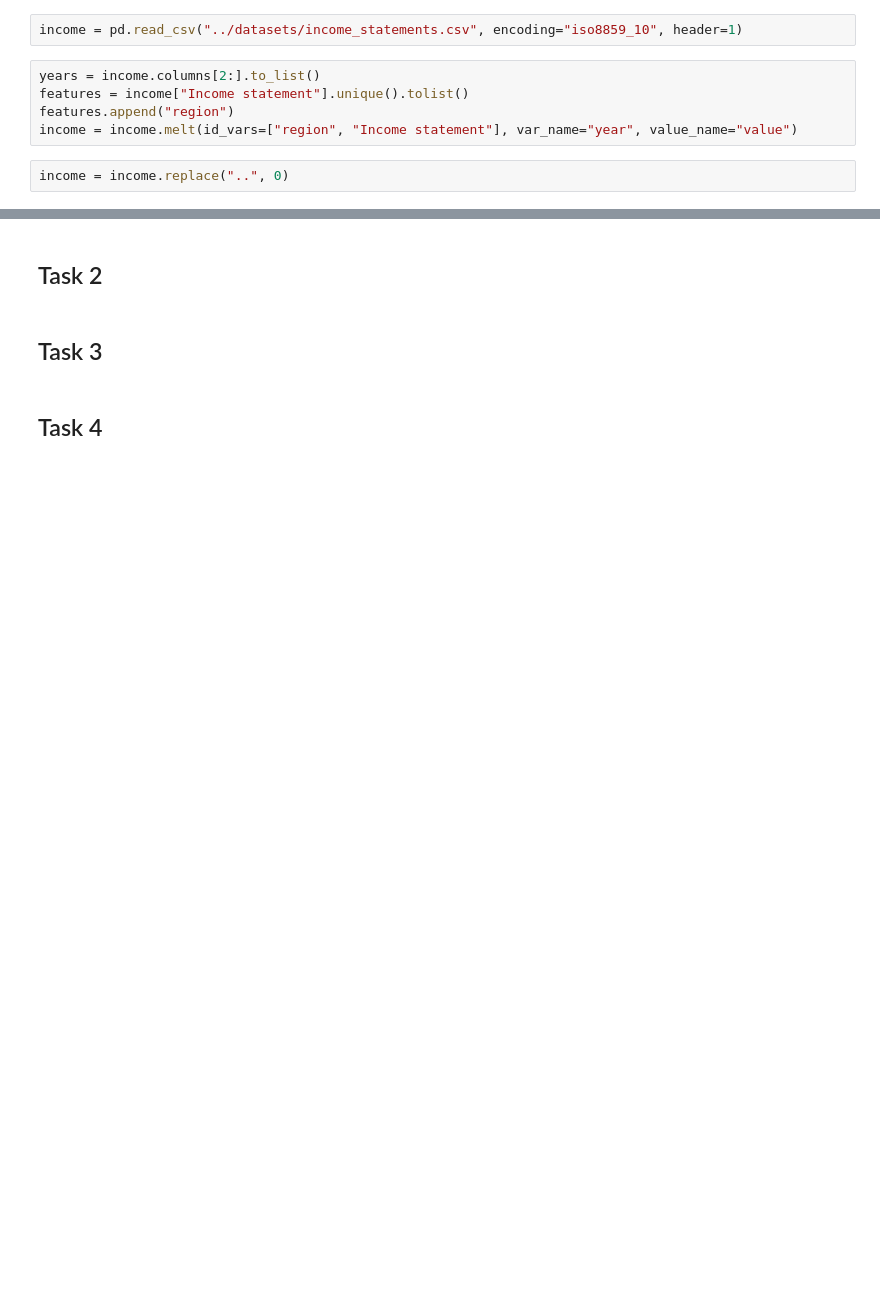
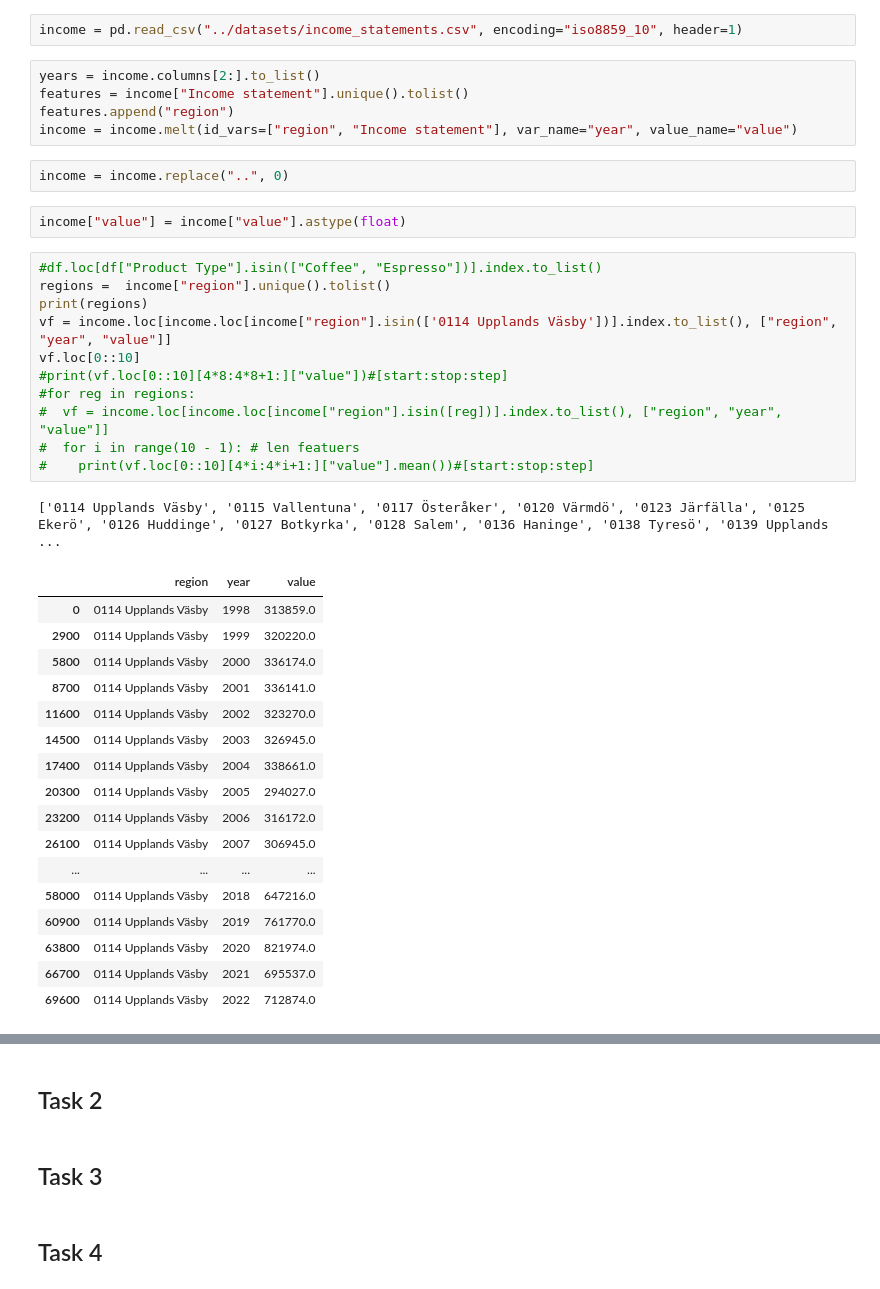
Before and after one commit to Keno-git/DS_assigment1, a Jupyter notebook: Assigment_1/Assigment_1.ipynb, the cells around one changed output, grey strips where cells are left out. Cells and saved outputs as stored; diff of their text form; blank space fills up the shorter version.

```diff
--- a/Assigment_1/Assigment_1.ipynb
+++ b/Assigment_1/Assigment_1.ipynb
@@ -93,4 +93,36 @@ features.append("region")
 income = income.melt(id_vars=["region", "Income statement"], var_name="year", value_name="value")
 # %%
 income = income.replace("..", 0)
+# %%
+income["value"] = income["value"].astype(float)
+# %%
+#df.loc[df["Product Type"].isin(["Coffee", "Espresso"])].index.to_list()
+regions =  income["region"].unique().tolist()
+print(regions)
+vf = income.loc[income.loc[income["region"].isin(['0114 Upplands Väsby'])].index.to_list(), ["region", "year", "value"]]
+vf.loc[0::10]
+#print(vf.loc[0::10][4*8:4*8+1:]["value"])#[start:stop:step]
+#for reg in regions:
+#  vf = income.loc[income.loc[income["region"].isin([reg])].index.to_list(), ["region", "year", "value"]]
+#  for i in range(10 - 1): # len featuers
+#    print(vf.loc[0::10][4*i:4*i+1:]["value"].mean())#[start:stop:step]
+# %% [output]
+['0114 Upplands Väsby', '0115 Vallentuna', '0117 Österåker', '0120 Värmdö', '0123 Järfälla', '0125 Ekerö', '0126 Huddinge', '0127 Botkyrka', '0128 Salem', '0136 Haninge', '0138 Tyresö', '0139 Upplands ...
+|  | region | year | value |
+| 0 | 0114 Upplands Väsby | 1998 | 313859.0 |
+| 2900 | 0114 Upplands Väsby | 1999 | 320220.0 |
+| 5800 | 0114 Upplands Väsby | 2000 | 336174.0 |
+| 8700 | 0114 Upplands Väsby | 2001 | 336141.0 |
+| 11600 | 0114 Upplands Väsby | 2002 | 323270.0 |
+| 14500 | 0114 Upplands Väsby | 2003 | 326945.0 |
+| 17400 | 0114 Upplands Väsby | 2004 | 338661.0 |
+| 20300 | 0114 Upplands Väsby | 2005 | 294027.0 |
+| 23200 | 0114 Upplands Väsby | 2006 | 316172.0 |
+| 26100 | 0114 Upplands Väsby | 2007 | 306945.0 |
+| ... | ... | ... | ... |
+| 58000 | 0114 Upplands Väsby | 2018 | 647216.0 |
+| 60900 | 0114 Upplands Väsby | 2019 | 761770.0 |
+| 63800 | 0114 Upplands Väsby | 2020 | 821974.0 |
+| 66700 | 0114 Upplands Väsby | 2021 | 695537.0 |
+| 69600 | 0114 Upplands Väsby | 2022 | 712874.0 |
 # %%
```
Also changed, not shown: parts of 5 cells of this notebook.
